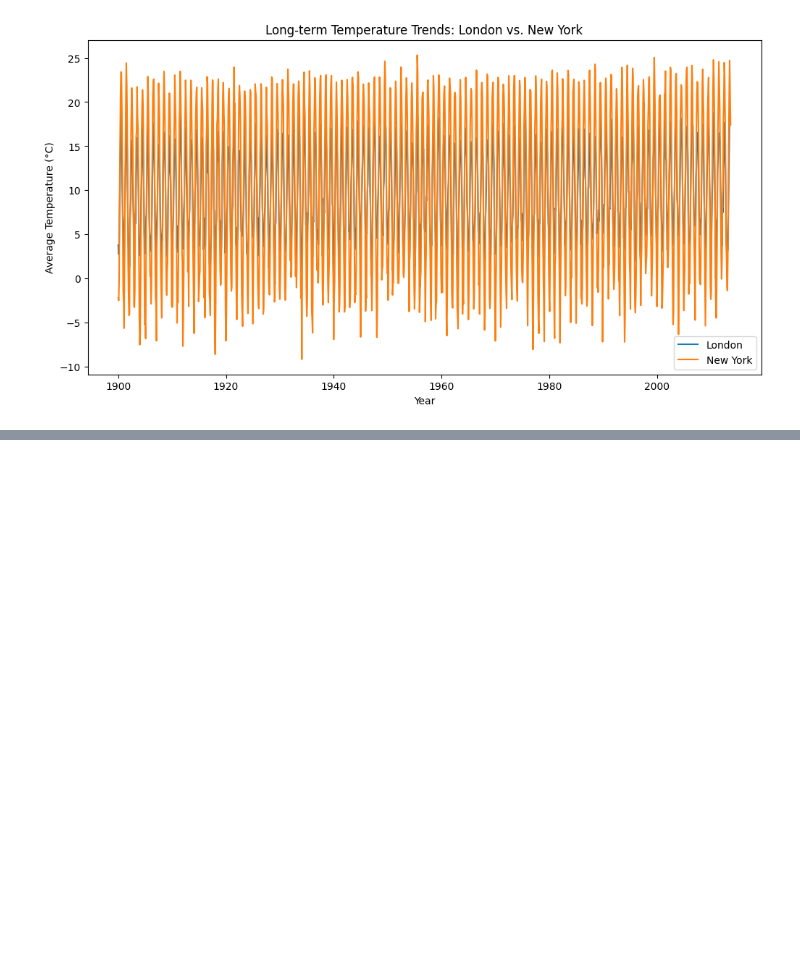
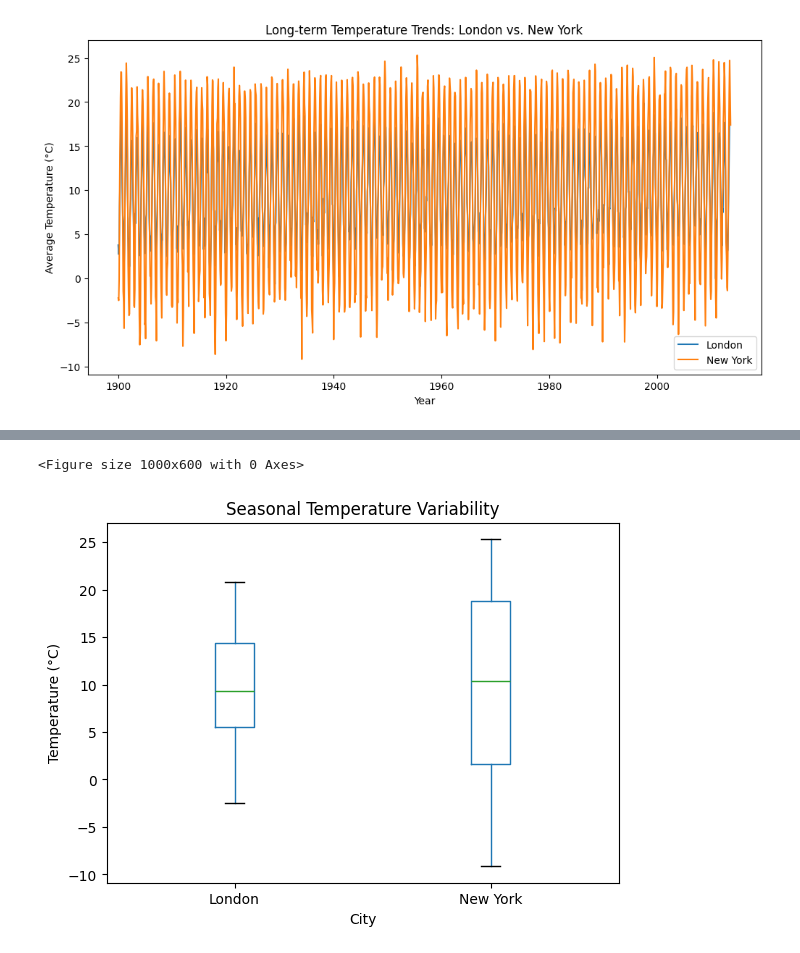
Before and after one commit to ssheikhorg/MSc-Big-Data-CW, a Jupyter notebook: project/climate_temp.ipynb, the cells around one changed output, grey strips where cells are left out. Saved outputs shown, nothing was run; the diff lists cells and outputs as text; code cells hidden in the pictures; blank space fills up the shorter version.

Commit message:
added plots to visualize impact

```diff
--- a/project/climate_temp.ipynb
+++ b/project/climate_temp.ipynb
@@ -23,0 +36,13 @@ plt.show()
+# %%
+data['Year'] = data['Date'].dt.year
+data['Month'] = data['Date'].dt.month
+plt.figure(figsize=(10, 6))
+data.boxplot(column='Average Temperature', by='City', grid=False)
+plt.title('Seasonal Temperature Variability')
+plt.suptitle('')
+plt.xlabel('City')
+plt.ylabel('Temperature (°C)')
+plt.show()
+# %% [output]
+<Figure size 1000x600 with 0 Axes>
+[figure, added]
```
Also changed, not shown: parts of 2 cells of this notebook.
